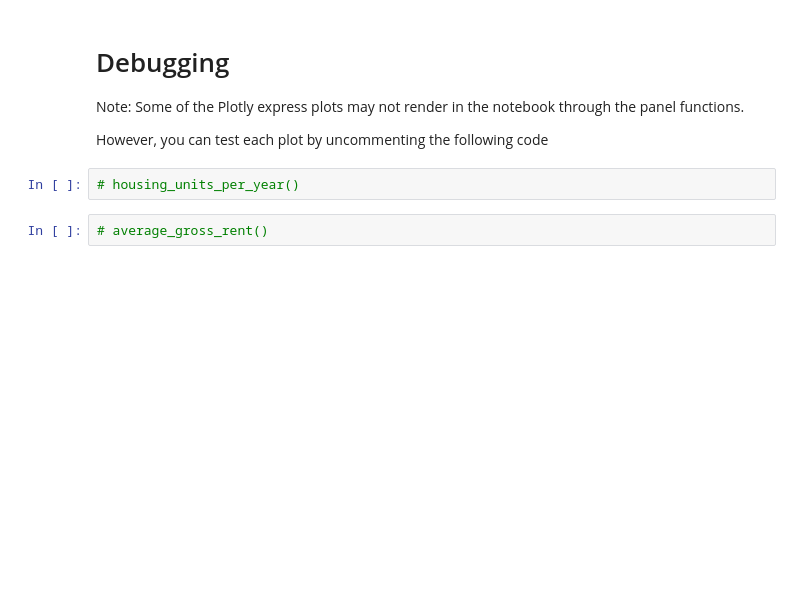
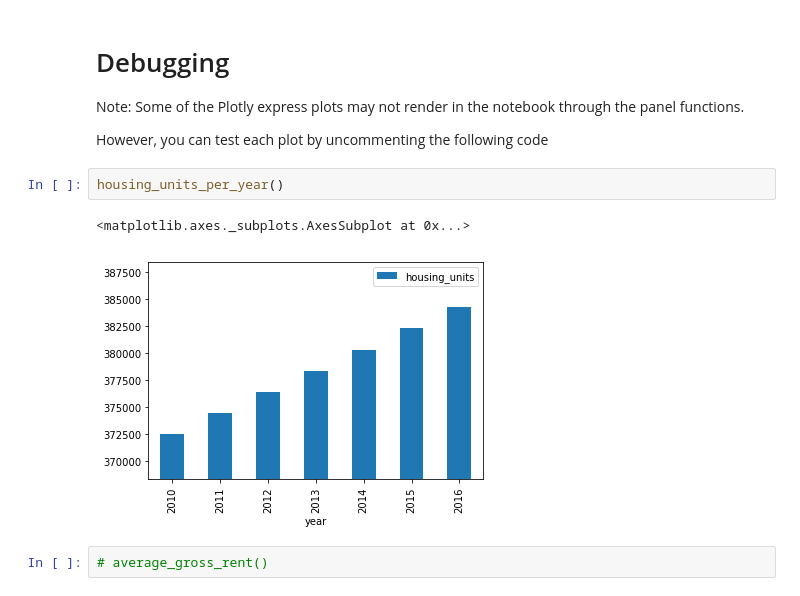
Before and after one commit to Tylryan/rental_analysis, a Jupyter notebook: dashboard.ipynb, the cells around one changed output. Drawn from its saved outputs; the diff is of its cells as text; blank space fills up the shorter version.

Commit message:
More graph stuff done

```diff
--- a/dashboard.ipynb
+++ b/dashboard.ipynb
@@ -202,8 +300,11 @@ In this section, you will combine all of the plots into a single dashboard view
 Note: Some of the Plotly express plots may not render in the notebook through the panel functions.
 
 However, you can test each plot by uncommenting the following code
-# %%
-# housing_units_per_year()
+# %%
+housing_units_per_year()
+# %% [output]
+<matplotlib.axes._subplots.AxesSubplot at 0x...>
+[figure, added]
 # %%
 # average_gross_rent()
 # %%
```
Also changed, not shown: parts of 11 cells of this notebook.
